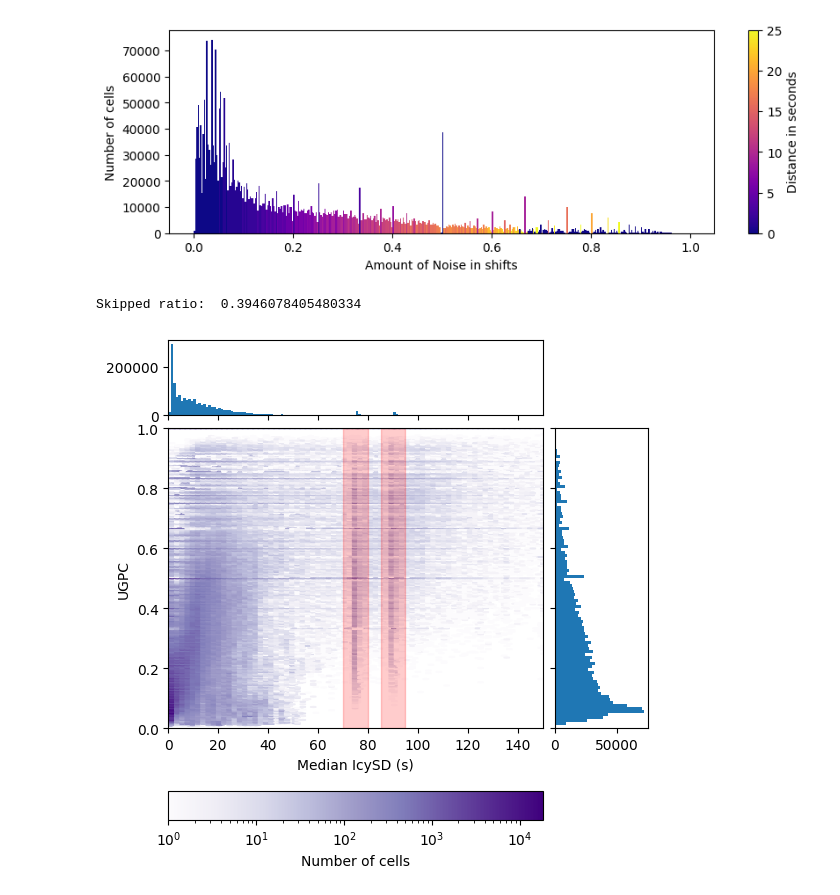
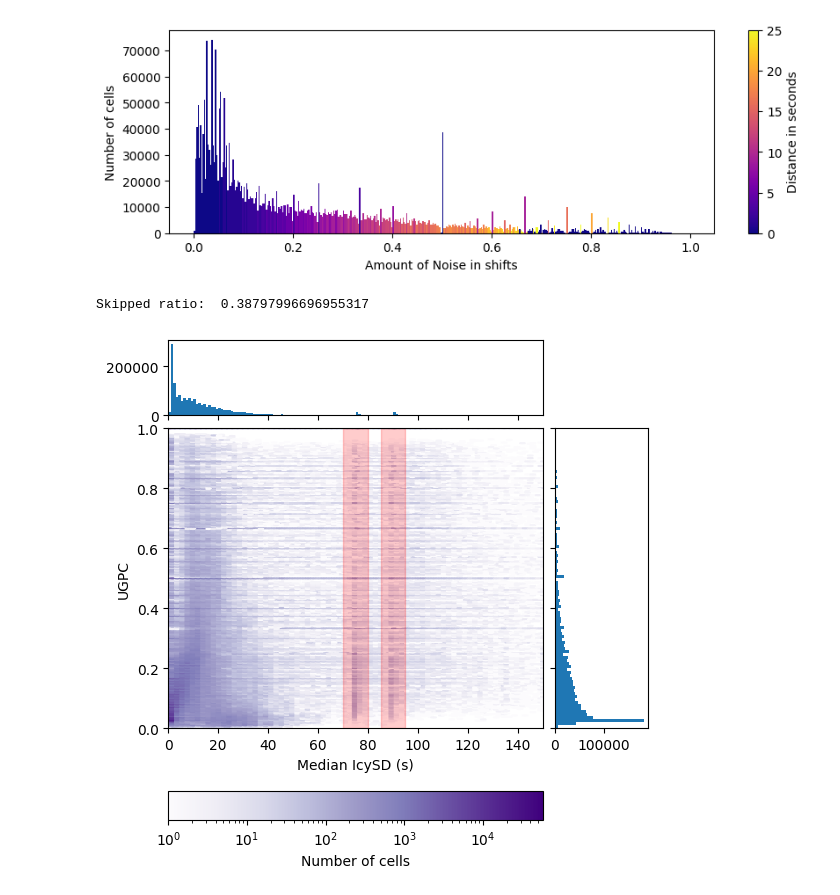
Before and after one commit to priobike/priobike-predictability-study, a Jupyter notebook: studies/db/go_rewrite/notebooks/studies_charts_noise.ipynb, the cells around one changed output. Drawn from its saved outputs; the diff is of its cells as text; code cells hidden in the pictures.

```diff
--- a/studies/db/go_rewrite/notebooks/studies_charts_noise.ipynb
+++ b/studies/db/go_rewrite/notebooks/studies_charts_noise.ipynb
@@ -75,7 +75,7 @@ import matplotlib.pyplot as plt
 import numpy as np
 import pandas as pd
 
-with open('processed_things_2023_12_12.json') as f:
+with open('processed_things_2023_12_14.json') as f:
     processed_things = json.load(f)
 
 noise = []
@@ -119,32 +119,32 @@ for thing_name, thing in processed_things.items():
                 total_count += 1
                 if thing["Metrics"][day_idx][hour_idx] == 0:
                     skipped_count += 1
                     continue
                 noise.append(thing["ShiftsFuzzyness"][day_idx][hour_idx])
                 distances.append(thing["Metrics"][day_idx][hour_idx])
 
 print("Skipped ratio: ", skipped_count / total_count)
 
 fig = plt.figure(figsize=(6, 6))
 # Add a gridspec with two rows and two columns and a ratio of 1 to 4 between
 # the size of the marginal axes and the main axes in both directions.
 # Also adjust the subplot parameters for a square plot.
 gs = fig.add_gridspec(nrows=2, ncols=1, height_ratios=(4, 0.3),
                       left=0.1, right=0.9, bottom=0.1, top=0.9,
                       wspace=0.05, hspace=0.3)
 sub_gs_top = gs[0].subgridspec(nrows=2, ncols=2, width_ratios=(4, 1), height_ratios=(1, 4),
                       wspace=0.05, hspace=0.07)
 sub_gs_bot = gs[1].subgridspec(nrows=1, ncols=2, width_ratios=(4, 1),
                       wspace=0.05, hspace=0.05)
 # Create the Axes.
 ax = fig.add_subplot(sub_gs_top[1, 0])
 ax_histx = fig.add_subplot(sub_gs_top[0, 0], sharex=ax)
 ax_histy = fig.add_subplot(sub_gs_top[1, 1], sharey=ax)
 ax_cbar = fig.add_subplot(sub_gs_bot[0, 0])
 # Draw the scatter plot and marginals.
 scatter_hist(distances, noise, ax, ax_histx, ax_histy, ax_cbar, fig)
 
 fig.savefig("images/UGPC_IcySD.pdf", bbox_inches='tight')
 # %% [output]
-Skipped ratio:  0.3946078405480334
+Skipped ratio:  0.38797996696955317
-[figure, old version]
+[figure, new version]
```
Also changed, not shown: 6 other files.
